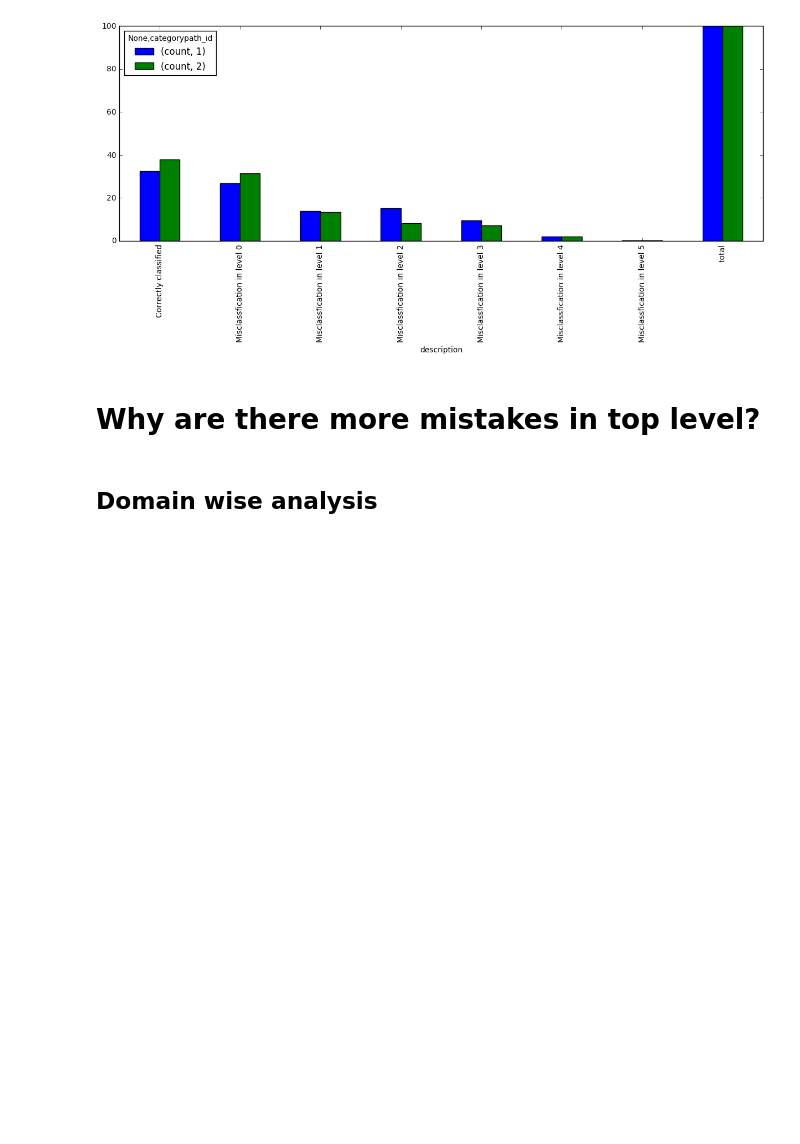
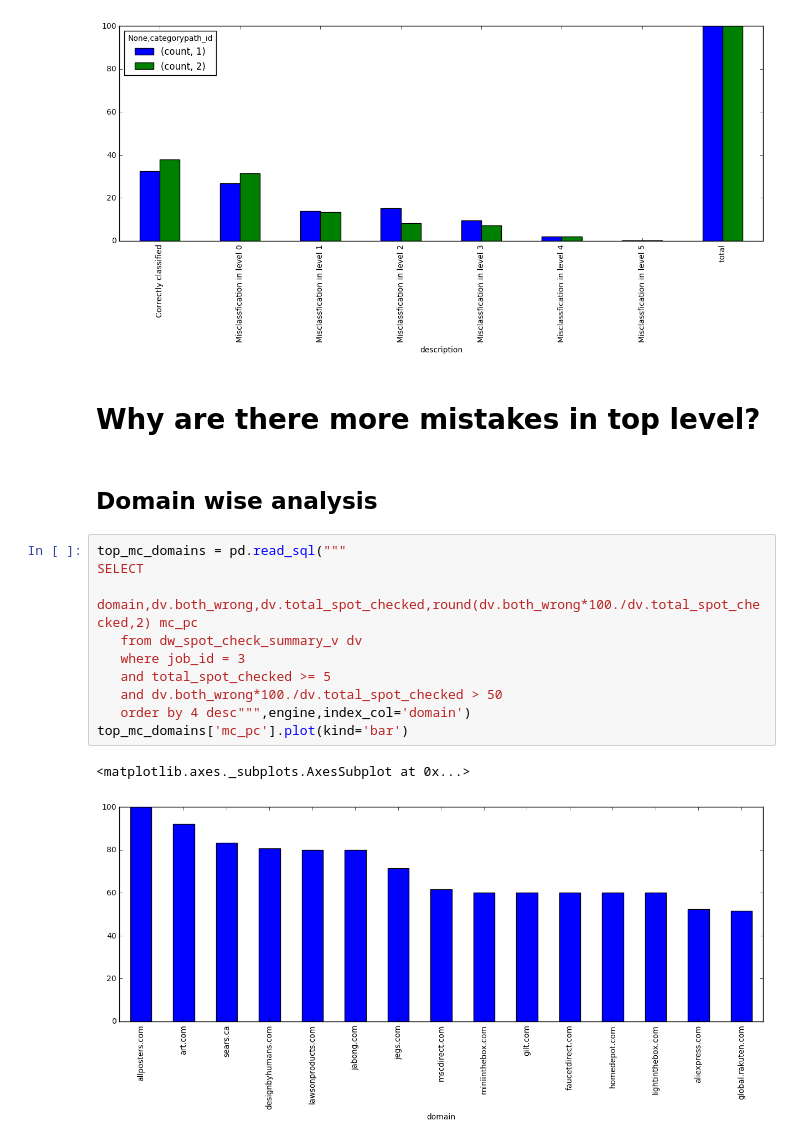
Before and after one commit to ixvu/kept_simple, a Jupyter notebook: Spot Check Analysis.ipynb, the cells around one changed output. Saved outputs shown, nothing was run; the diff lists cells and outputs as text; blank space fills up the shorter version.

```diff
--- a/Spot Check Analysis.ipynb
+++ b/Spot Check Analysis.ipynb
@@ -63,3 +63,16 @@ category_wise_stats_pc.plot(kind='bar')
 # Why are there more mistakes in top level?
 # %% [markdown]
 ## Domain wise analysis
+# %%
+top_mc_domains = pd.read_sql("""
+SELECT
+   domain,dv.both_wrong,dv.total_spot_checked,round(dv.both_wrong*100./dv.total_spot_checked,2) mc_pc
+   from dw_spot_check_summary_v dv
+   where job_id = 3
+   and total_spot_checked >= 5
+   and dv.both_wrong*100./dv.total_spot_checked > 50
+   order by 4 desc""",engine,index_col='domain')
+top_mc_domains['mc_pc'].plot(kind='bar')
+# %% [output]
+<matplotlib.axes._subplots.AxesSubplot at 0x...>
+[figure, added]
```
Also changed, not shown: parts of 50 cells of this notebook, 6 other files.
